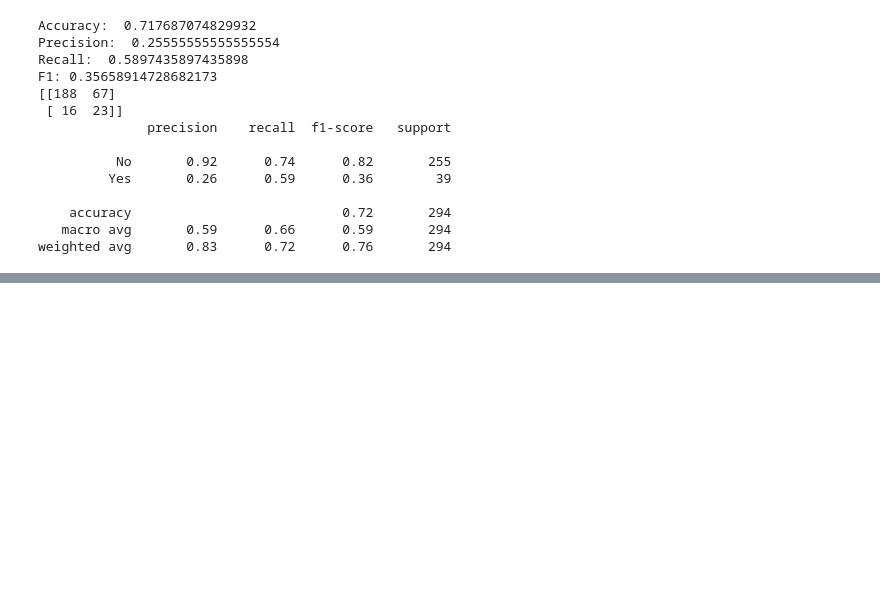
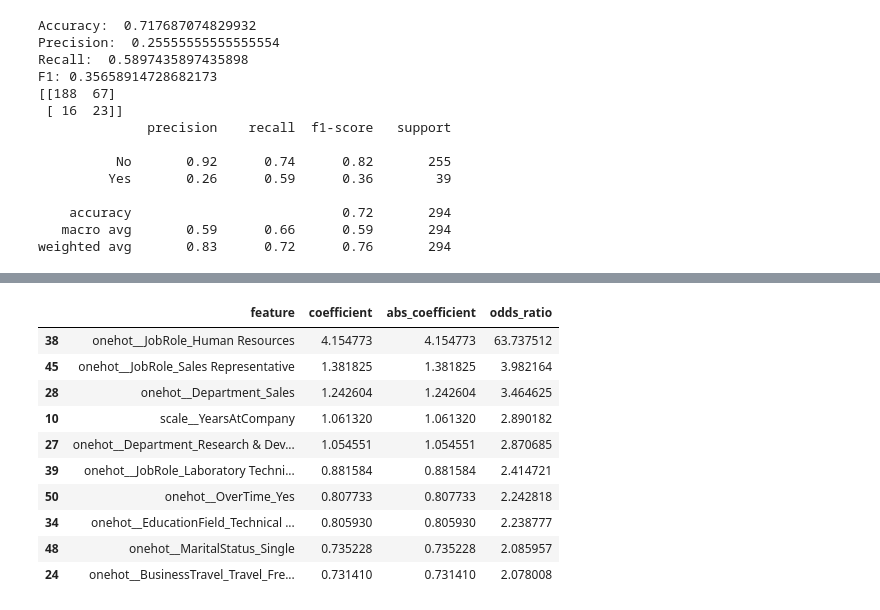
Before and after one commit to rumiarashii/employee-attrition-prediction, a Jupyter notebook: notebooks/exploration.ipynb, the cells around one changed output, grey strips where cells are left out. Saved outputs shown, nothing was run; the diff lists cells and outputs as text; code cells hidden in the pictures; blank space fills up the shorter version.

```diff
--- a/notebooks/exploration.ipynb
+++ b/notebooks/exploration.ipynb
@@ -685,0 +997,23 @@ Name: proportion, dtype: float64
+# %%
+#Interpretasi model setelah memilih final model, untuk melihat korelasi antar fitur dan magnitud fitur yang berhubungan dengan EDA
+
+#mengubah log-odds menjadi odds_ratio agar lebih mudah diintepretasikan,
+#odds ratio = 2.24, perubahan satu unit pada fitur tersebut, odds menuju attrititon yes menjadi sekitar 2.24 kali lipat, dengan fitur lain tetap
+coef_df["odds_ratio"] = np.exp(coef_df["coefficient"])
+
+#false dari besar ke kecil, true untuk sebaliknya
+coef_df.sort_values("odds_ratio", ascending=False).head(10)
+
+#Koefisien logistic regression tidak selalu hubungan linear antara satu fitur dan target. Melainkan hubungan kondisional
+# %% [output]
+|  | feature | coefficient | abs_coefficient | odds_ratio |
+| 38 | onehot__JobRole_Human Resources | 4.154773 | 4.154773 | 63.737512 |
+| 45 | onehot__JobRole_Sales Representative | 1.381825 | 1.381825 | 3.982164 |
+| 28 | onehot__Department_Sales | 1.242604 | 1.242604 | 3.464625 |
+| 10 | scale__YearsAtCompany | 1.061320 | 1.061320 | 2.890182 |
+| 27 | onehot__Department_Research & Dev... | 1.054551 | 1.054551 | 2.870685 |
+| 39 | onehot__JobRole_Laboratory Techni... | 0.881584 | 0.881584 | 2.414721 |
+| 50 | onehot__OverTime_Yes | 0.807733 | 0.807733 | 2.242818 |
+| 34 | onehot__EducationField_Technical ... | 0.805930 | 0.805930 | 2.238777 |
+| 48 | onehot__MaritalStatus_Single | 0.735228 | 0.735228 | 2.085957 |
+| 24 | onehot__BusinessTravel_Travel_Fre... | 0.731410 | 0.731410 | 2.078008 |
```
Also changed, not shown: parts of 35 cells of this notebook, 1 other file.
